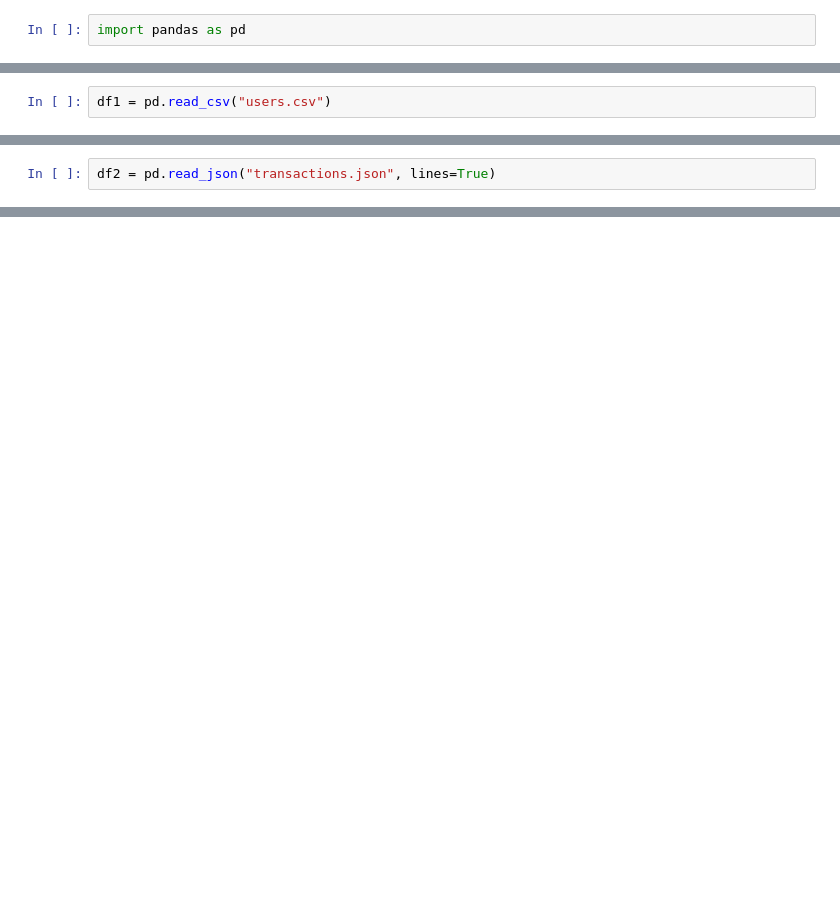
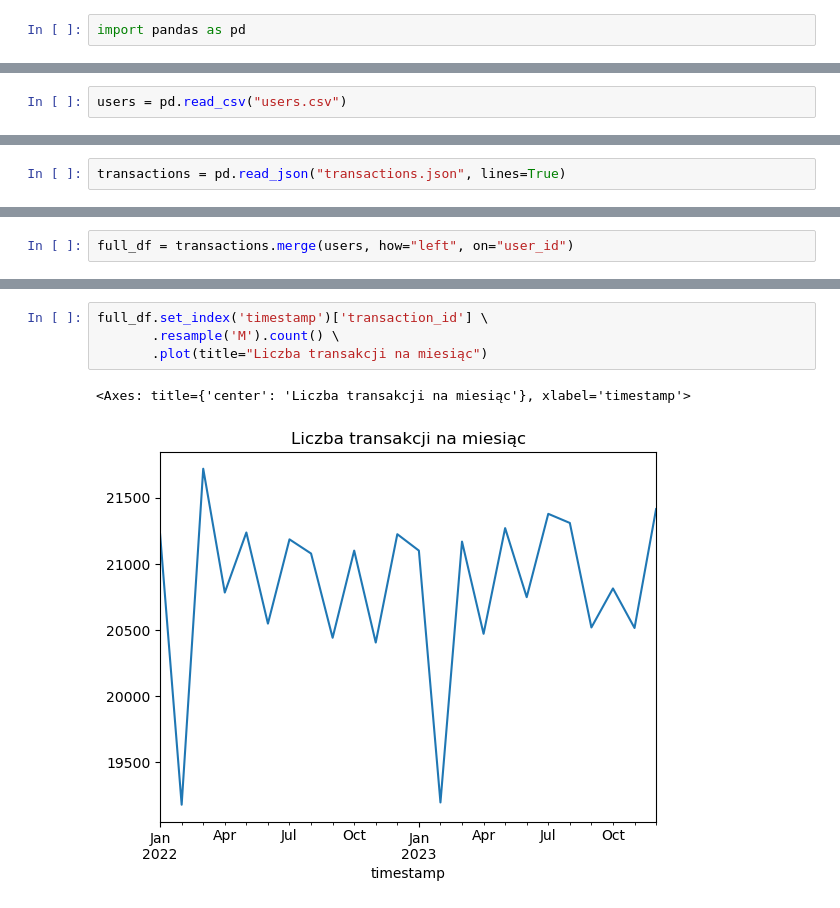
Before and after one commit to luizka00/MasterCard2025, a Jupyter notebook: Untitled.ipynb, the cells around one changed output, grey strips where cells are left out. Cells and saved outputs as stored; diff of their text form; blank space fills up the shorter version.

```diff
--- a/Untitled.ipynb
+++ b/Untitled.ipynb
@@ -21,2 +21,2 @@ df
 # %%
-df1 = pd.read_csv("users.csv")
+users = pd.read_csv("users.csv")
@@ -39,2 +39,2 @@ df1
 # %%
-df2 = pd.read_json("transactions.json", lines=True)
+transactions = pd.read_json("transactions.json", lines=True)
@@ -56,0 +62,2 @@ df2
+# %%
+full_df = transactions.merge(users, how="left", on="user_id")
@@ -56,0 +74,7 @@ df2
+# %%
+full_df.set_index('timestamp')['transaction_id'] \
+       .resample('M').count() \
+       .plot(title="Liczba transakcji na miesiąc")
+# %% [output]
+<Axes: title={'center': 'Liczba transakcji na miesiąc'}, xlabel='timestamp'>
+[figure, added]
```
Also changed, not shown: parts of 10 cells of this notebook.
